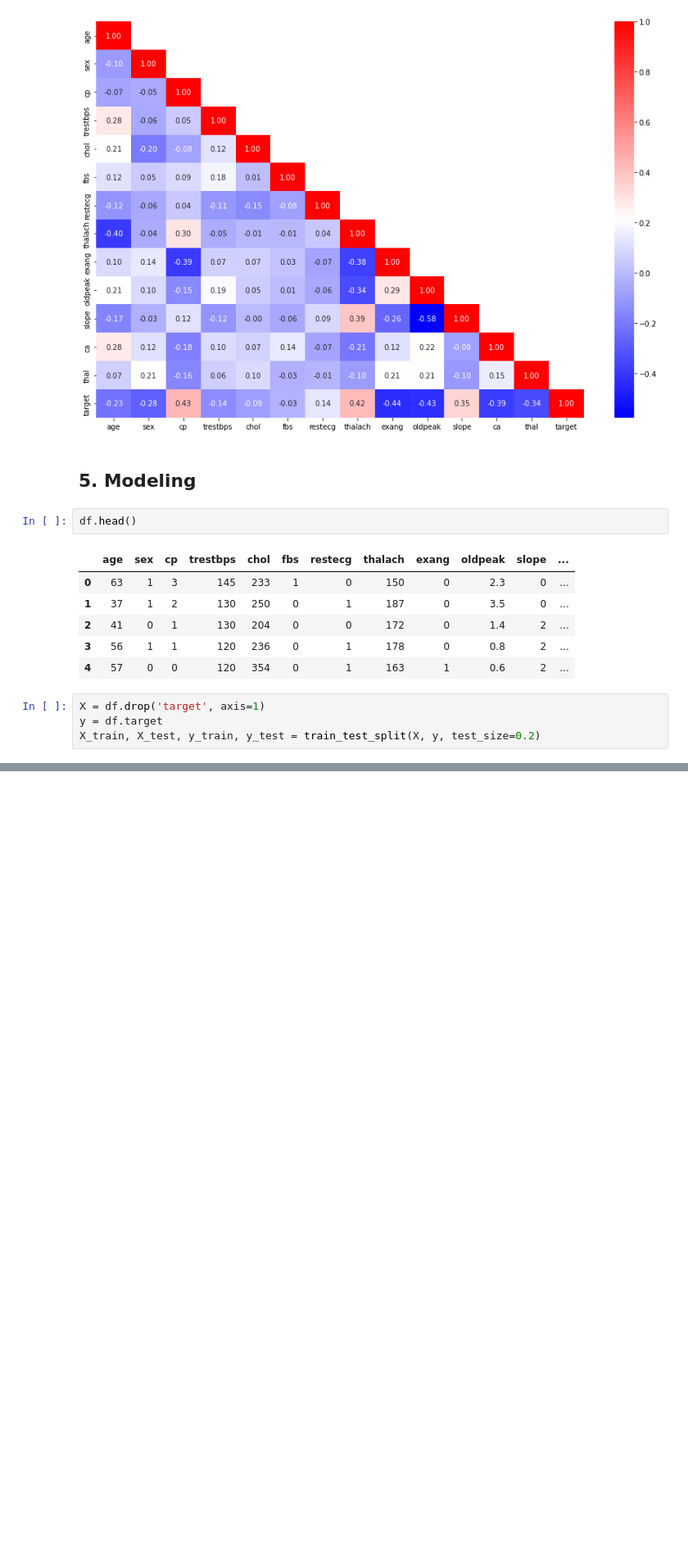
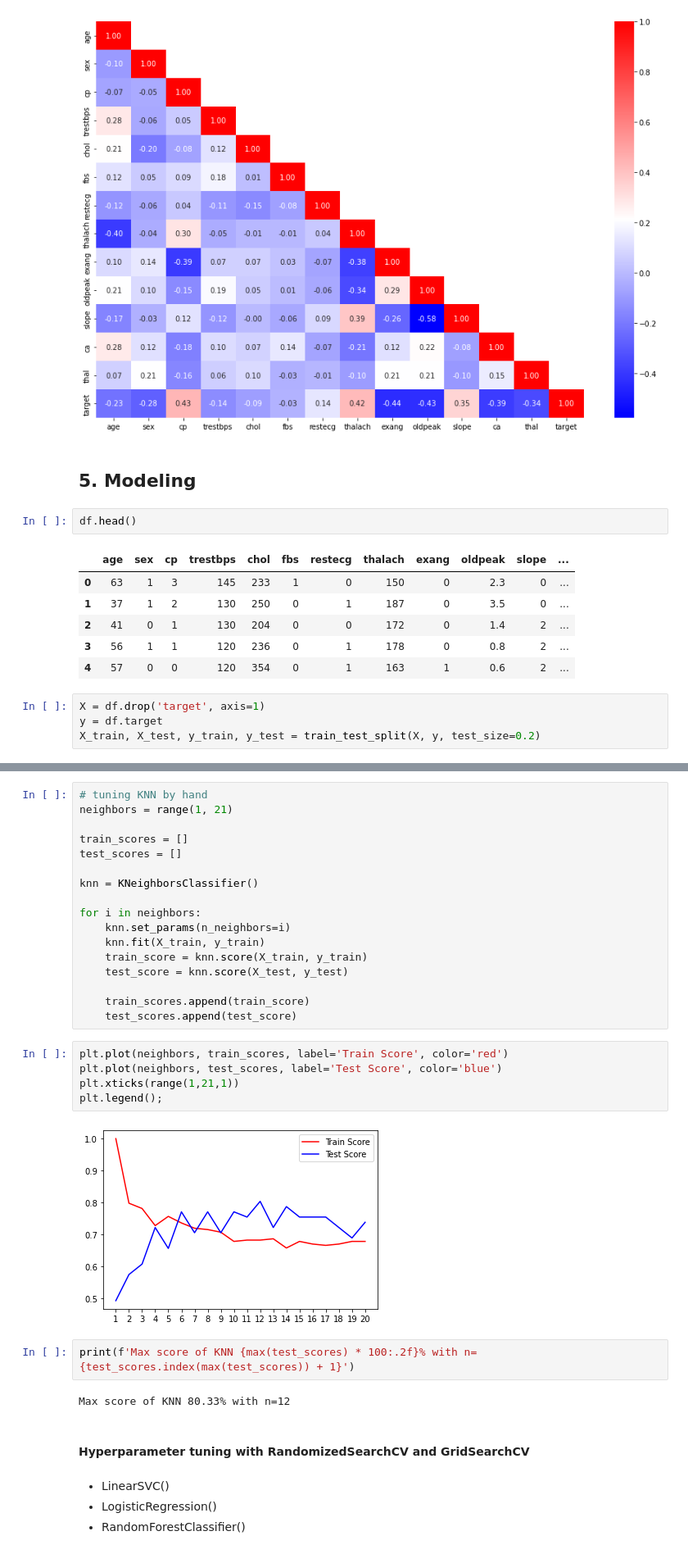
Before and after one commit to crysqrlkys/heart-disease-classification, a Jupyter notebook: notebooks/heart-disease-classification.ipynb, the cells around one changed output, grey strips where cells are left out. Shown at 82% size. Drawn from its saved outputs; the diff is of its cells as text; blank space fills up the shorter version.

Commit message:
Add hyperparameter tuning

```diff
--- a/notebooks/heart-disease-classification.ipynb
+++ b/notebooks/heart-disease-classification.ipynb
@@ -331,0 +353,34 @@ plt.ylim([0.5, 0.85])
+# %%
+# tuning KNN by hand
+neighbors = range(1, 21)
+
+train_scores = []
+test_scores = []
+
+knn = KNeighborsClassifier()
+
+for i in neighbors:
+    knn.set_params(n_neighbors=i)
+    knn.fit(X_train, y_train)
+    train_score = knn.score(X_train, y_train)
+    test_score = knn.score(X_test, y_test)
+
+    train_scores.append(train_score)
+    test_scores.append(test_score)
+# %%
+plt.plot(neighbors, train_scores, label='Train Score', color='red')
+plt.plot(neighbors, test_scores, label='Test Score', color='blue')
+plt.xticks(range(1,21,1))
+plt.legend();
+# %% [output]
+[figure, added]
+# %%
+print(f'Max score of KNN {max(test_scores) * 100:.2f}% with n={test_scores.index(max(test_scores)) + 1}')
+# %% [output]
+Max score of KNN 80.33% with n=12
+# %% [markdown]
+#### Hyperparameter tuning with RandomizedSearchCV and GridSearchCV
+# %% [markdown]
+* LinearSVC()
+* LogisticRegression()
+* RandomForestClassifier()
```
Also changed, not shown: parts of 16 cells of this notebook.
